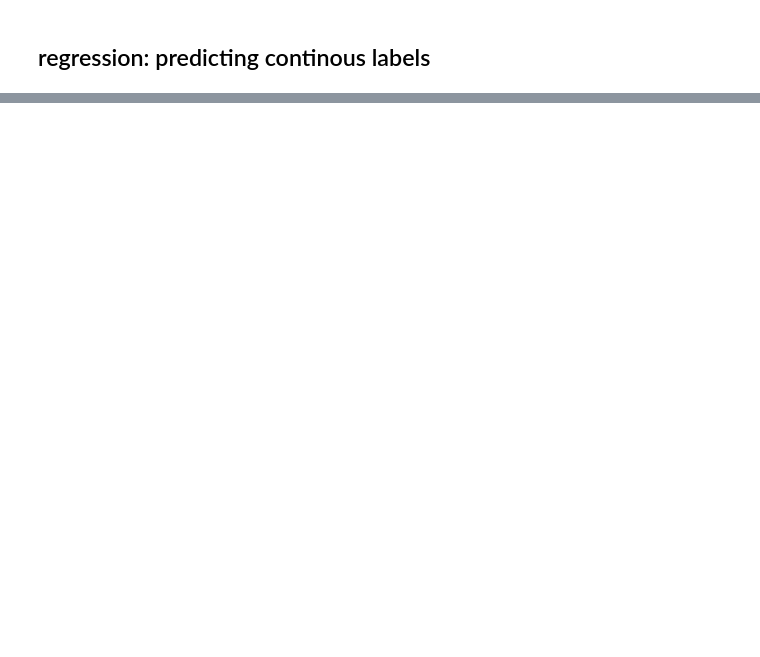
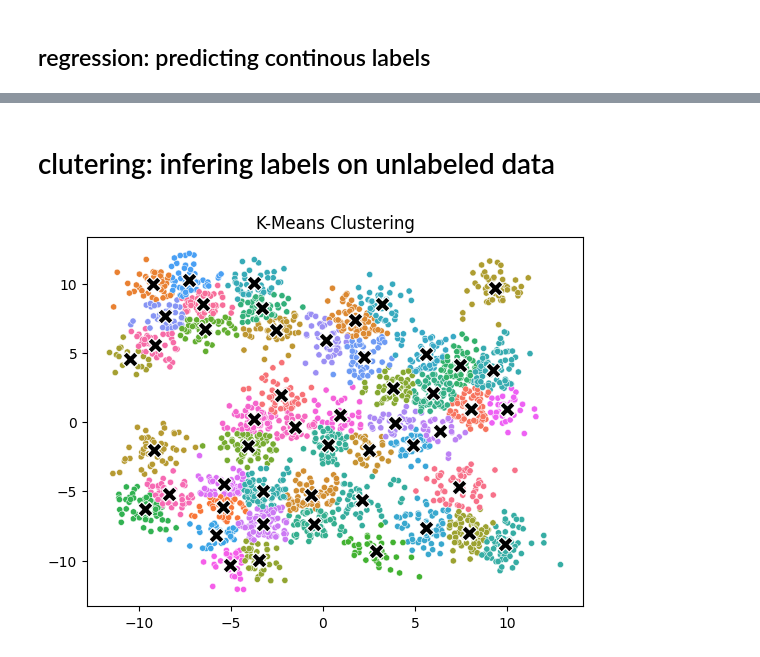
Before and after one commit to tkleg/SSE591-Projects, a Jupyter notebook: Proj5/what_is_machine_learning.ipynb, the cells around one changed output, grey strips where cells are left out. Saved outputs shown, nothing was run; the diff lists cells and outputs as text; code cells hidden in the pictures; blank space fills up the shorter version.

```diff
--- a/Proj5/what_is_machine_learning.ipynb
+++ b/Proj5/what_is_machine_learning.ipynb
@@ -118,0 +119,39 @@ plt.show()
+# %% [markdown]
+# clutering: infering labels on unlabeled data
+# %%
+clusters = []
+n_clusters = 50
+for i in range(n_clusters):
+    center = np.random.uniform(-10, 10, size=2)
+    cluster = np.random.normal(loc=center, size=(50, 2))
+    clusters.append(cluster)
+data = np.vstack(clusters)
+
+kmeans = KMeans(n_clusters=n_clusters)
+labels = kmeans.fit_predict(data)
+
+centroids = kmeans.cluster_centers_
+
+palette = sns.color_palette("husl", n_clusters)
+
+sns.scatterplot(
+    x=data[:, 0],
+    y=data[:, 1],
+    hue=labels,
+    palette=palette,
+    legend=False,   # remove legend
+    s=20
+)
+sns.scatterplot(
+    x=centroids[:, 0],
+    y=centroids[:, 1],
+    color='black',
+    s=120,
+    marker='X',
+    legend=False
+)
+
+plt.title('K-Means Clustering')
+plt.show()
+# %% [output]
+[figure, added]
```
Also changed, not shown: parts of 5 cells of this notebook.
